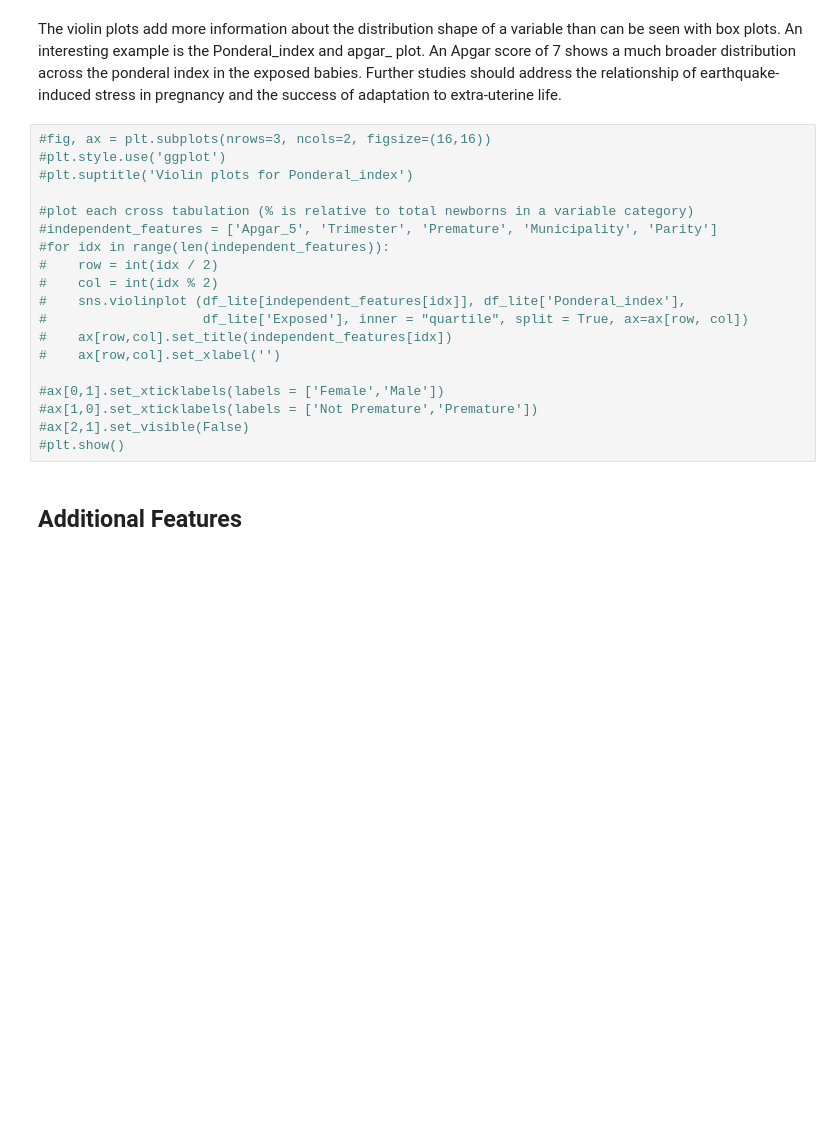
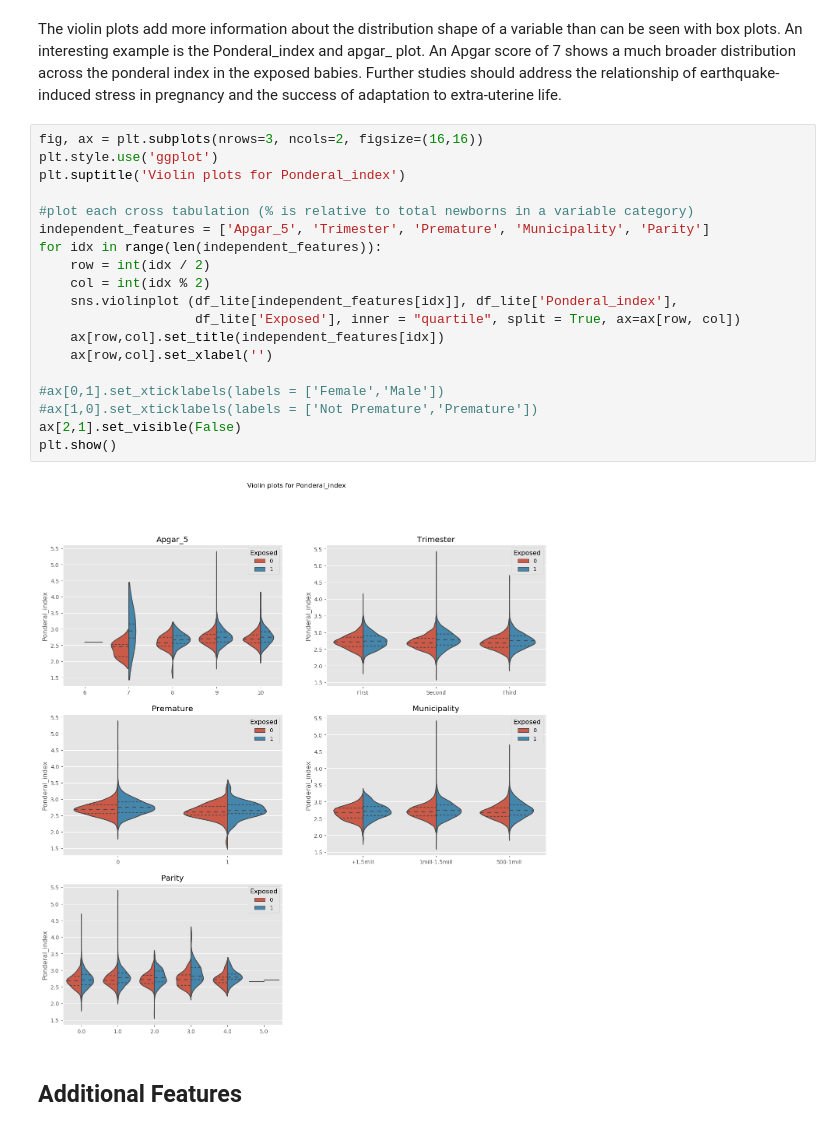
Before and after one commit to hebernielsen/DM-7331-Project-2, a Jupyter notebook: MSDS7330_Project2_CRISP-DM_Team_Copy.ipynb, the cells around one changed output. Cells and saved outputs as stored; diff of their text form; blank space fills up the shorter version.

```diff
--- a/MSDS7330_Project2_CRISP-DM_Team_Copy.ipynb
+++ b/MSDS7330_Project2_CRISP-DM_Team_Copy.ipynb
@@ -590,24 +592,26 @@ plt.show()
 # %% [markdown]
 The violin plots add more information about the distribution shape of a variable than can be seen with box plots.  An interesting example is the Ponderal_index and apgar_ plot. An Apgar score of 7 shows a much broader distribution across the ponderal index in the exposed babies. Further studies should address the relationship of earthquake-induced stress in pregnancy and the success of adaptation to extra-uterine life.
 # %%
-#fig, ax = plt.subplots(nrows=3, ncols=2, figsize=(16,16))
-#plt.style.use('ggplot')
-#plt.suptitle('Violin plots for Ponderal_index')
+fig, ax = plt.subplots(nrows=3, ncols=2, figsize=(16,16))
+plt.style.use('ggplot')
+plt.suptitle('Violin plots for Ponderal_index')
 
 #plot each cross tabulation (% is relative to total newborns in a variable category)
-#independent_features = ['Apgar_5', 'Trimester', 'Premature', 'Municipality', 'Parity']
-#for idx in range(len(independent_features)):
-#    row = int(idx / 2)
-#    col = int(idx % 2)
-#    sns.violinplot (df_lite[independent_features[idx]], df_lite['Ponderal_index'],
-#                    df_lite['Exposed'], inner = "quartile", split = True, ax=ax[row, col])
-#    ax[row,col].set_title(independent_features[idx])
-#    ax[row,col].set_xlabel('')
+independent_features = ['Apgar_5', 'Trimester', 'Premature', 'Municipality', 'Parity']
+for idx in range(len(independent_features)):
+    row = int(idx / 2)
+    col = int(idx % 2)
+    sns.violinplot (df_lite[independent_features[idx]], df_lite['Ponderal_index'],
+                    df_lite['Exposed'], inner = "quartile", split = True, ax=ax[row, col])
+    ax[row,col].set_title(independent_features[idx])
+    ax[row,col].set_xlabel('')
 
 #ax[0,1].set_xticklabels(labels = ['Female','Male'])
 #ax[1,0].set_xticklabels(labels = ['Not Premature','Premature'])
-#ax[2,1].set_visible(False)
-#plt.show()
+ax[2,1].set_visible(False)
+plt.show()
+# %% [output]
+[figure, added]
 # %% [markdown]
 ## Additional Features ##
 # %% [markdown]
```
Also changed, not shown: parts of 24 cells of this notebook.
